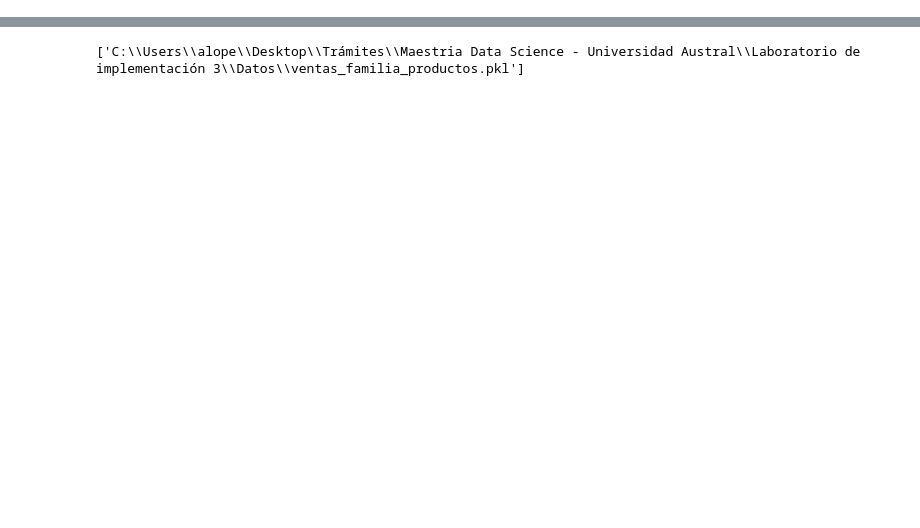
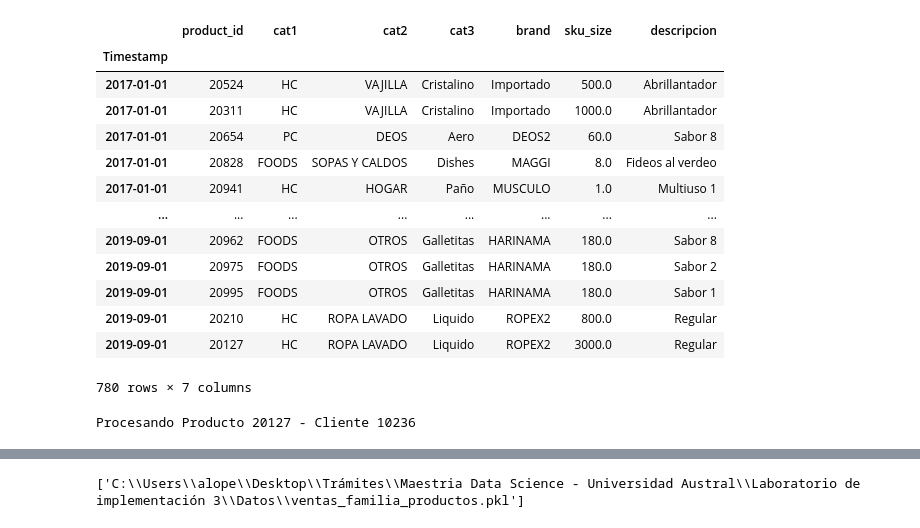
Before and after one commit to Agustinlopezf/labo3-2024v, a Jupyter notebook: Scripts/preparacion_dataset.ipynb, the cells around one changed output, grey strips where cells are left out. Cells and saved outputs as stored; diff of their text form; code cells hidden in the pictures; blank space fills up the shorter version.

```diff
--- a/Scripts/preparacion_dataset.ipynb
+++ b/Scripts/preparacion_dataset.ipynb
@@ -5,7 +5,6 @@ import numpy as np
 import joblib
 
 entorno = 'local'  # Elegir "VM" o "local" para correr en entorno local
-nombre_experimento = 'LSTM_producto'
 ventana_input = 12
 ventana_output = 2
 ventana_test = 3
@@ -14,17 +13,13 @@ lags = [1, 2, 3, 6, 12]
 
 # Configurar entorno
 if entorno == 'VM':
-    carpeta_datasets = '~/buckets/b1/datasets'
-    carpeta_exp_base = '~/buckets/b1/exp'
+    carpeta_datasets = os.path.expanduser('~/buckets/b1/datasets')
+    carpeta_exp_base = os.path.expanduser('~/buckets/b1/exp')
 elif entorno == 'local':
     carpeta_datasets = 'C:\\Users\\alope\\Desktop\\Trámites\\Maestria Data Science - Universidad Austral\\Laboratorio de implementación 3\\Datos'
     carpeta_exp_base = 'C:\\Users\\alope\\Desktop\\Trámites\\Maestria Data Science - Universidad Austral\\Laboratorio de implementación 3\\Resultados'
 else:
     raise Exception("Entorno especificado incorrectamente")
-
-carpeta_exp = os.path.join(carpeta_exp_base, nombre_experimento)
-if not os.path.exists(carpeta_exp):
-    os.makedirs(carpeta_exp)
 # %%
 # Cargar datos
 sell_in = pd.read_csv(os.path.join(carpeta_datasets, 'sell-in.txt'), delimiter='\t')
@@ -35,8 +30,3 @@ productos_predecir = pd.read_csv(os.path.join(carpeta_datasets, 'productos_a_pre
 #Combinar datasets
 dataset_completo = sell_in.merge(tb_productos, how='left', on='product_id')
 dataset_completo
-# Extraer el mes
-dataset_completo['mes'] = dataset_completo['periodo'].astype(str).str[4:6].astype(int)
-# Calcular el trimestre
-dataset_completo['quarter'] = dataset_completo['mes'].apply(lambda x: (x-1)//3 + 1)
-dataset_completo['fin_quarter'] = dataset_completo['mes'].apply(lambda x: 1 if x in [3,6,9,12] else 0)
@@ -42,0 +47,9 @@ dataset_completo['fin_quarter'] = dataset_completo['mes'].apply(lambda x: 1 if x
+# %%
+#Convertir periodo en index
+dataset_completo['Timestamp'] = pd.to_datetime(dataset_completo['periodo'], format='%Y%m')
+dataset_completo.set_index('Timestamp', inplace=True)
+dataset_completo.drop(columns=['periodo'], inplace=True)
+
+#Filtramos los productos de interes para reducir el tamaño del dataset
+dataset_completo = dataset_completo[dataset_completo['product_id'].isin(list(productos_predecir.values.reshape(-1)))]
+dataset_completo.head()
@@ -42,0 +64,56 @@ dataset_completo['fin_quarter'] = dataset_completo['mes'].apply(lambda x: 1 if x
+# %%
+detalle_productos = dataset_completo[['product_id', 'cat1', 'cat2', 'cat3', 'brand', 'sku_size', 'descripcion']].copy()
+detalle_productos = detalle_productos.drop_duplicates()
+
+detalle_productos
+# %% [output]
+|  | product_id | cat1 | cat2 | cat3 | brand | sku_size | descripcion |
+| Timestamp |  |  |  |  |  |  |  |
+| 2017-01-01 | 20524 | HC | VAJILLA | Cristalino | Importado | 500.0 | Abrillantador |
+| 2017-01-01 | 20311 | HC | VAJILLA | Cristalino | Importado | 1000.0 | Abrillantador |
+| 2017-01-01 | 20654 | PC | DEOS | Aero | DEOS2 | 60.0 | Sabor 8 |
+| 2017-01-01 | 20828 | FOODS | SOPAS Y CALDOS | Dishes | MAGGI | 8.0 | Fideos al verdeo |
+| 2017-01-01 | 20941 | HC | HOGAR | Paño | MUSCULO | 1.0 | Multiuso 1 |
+| ... | ... | ... | ... | ... | ... | ... | ... |
+| 2019-09-01 | 20962 | FOODS | OTROS | Galletitas | HARINAMA | 180.0 | Sabor 8 |
+| 2019-09-01 | 20975 | FOODS | OTROS | Galletitas | HARINAMA | 180.0 | Sabor 2 |
+| 2019-09-01 | 20995 | FOODS | OTROS | Galletitas | HARINAMA | 180.0 | Sabor 1 |
+| 2019-09-01 | 20210 | HC | ROPA LAVADO | Liquido | ROPEX2 | 800.0 | Regular |
+| 2019-09-01 | 20127 | HC | ROPA LAVADO | Liquido | ROPEX2 | 3000.0 | Regular |
+780 rows × 7 columns
+# %%
+# Fecha final del dataset completo
+fecha_final = df_productos_filtrado.index.max()
+
+
+df_producto_cliente_completo = pd.DataFrame()
+
+
+for producto in dataset_completo['product_id'].unique():
+    ventas_mes_por_producto = dataset_completo[dataset_completo['product_id'] == producto].copy()
+    for cliente in ventas_mes_por_producto['customer_id'].unique():
+        print(f'Procesando Producto {producto} - Cliente {cliente}',  end="\r")
+        ventas_mes_por_producto_cliente = ventas_mes_por_producto[ventas_mes_por_producto['customer_id'] == cliente].copy()
+        fecha_inicial = ventas_mes_por_producto_cliente.index.min()
+        date_range = pd.date_range(start=fecha_inicial, end=fecha_final, freq='MS')
+        ventas_mes_por_producto_cliente = ventas_mes_por_producto_cliente.reindex(date_range)
+        ventas_mes_por_producto_cliente = ventas_mes_por_producto_cliente.reset_index().rename(columns= {'index': 'Timestamp'}) #Volvemos la columna Timestamp para poder hacer merge
+        #Rellenar los valores faltantes generados
+        ventas_mes_por_producto_cliente['tn'] = ventas_mes_por_producto_cliente['tn'].fillna(0)
+        ventas_mes_por_producto_cliente['cust_request_qty'] = ventas_mes_por_producto_cliente['cust_request_qty'].fillna(0)
+        ventas_mes_por_producto_cliente['cust_request_tn'] = ventas_mes_por_producto_cliente['cust_request_tn'].fillna(0)
+        ventas_mes_por_producto_cliente['product_id'] = producto
+        ventas_mes_por_producto_cliente['customer_id'] = cliente
+        ventas_mes_por_producto_cliente['cat1'] = detalle_productos[detalle_productos['product_id'] == producto]['cat1'].iloc[0]
+        ventas_mes_por_producto_cliente['cat2'] = detalle_productos[detalle_productos['product_id'] == producto]['cat2'].iloc[0]
+        ventas_mes_por_producto_cliente['cat3'] =  detalle_productos[detalle_productos['product_id'] == producto]['cat3'].iloc[0]
+        ventas_mes_por_producto_cliente['brand'] =  detalle_productos[detalle_productos['product_id'] == producto]['brand'].iloc[0]
+        ventas_mes_por_producto_cliente['descripcion'] =  detalle_productos[detalle_productos['product_id'] == producto]['descripcion'].iloc[0]
+        ventas_mes_por_producto_cliente['sku_size'] =  detalle_productos[detalle_productos['product_id'] == producto]['sku_size'].iloc[0]
+
+        #Falta completar precios cuidados
+
+        df_producto_cliente_completo = pd.concat([df_producto_cliente_completo, ventas_mes_por_producto_cliente], axis = 0)
+df_producto_cliente_completo.to_csv(os.path.join(carpeta_datasets, 'df_producto_cliente_completo.csv'), index = False)
+# %% [output]
+Procesando Producto 20127 - Cliente 10236
```
Also changed, not shown: parts of 11 cells of this notebook, 9 other files.
